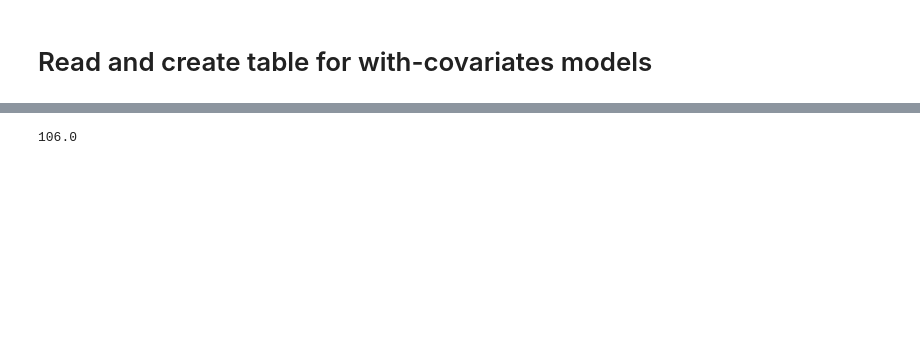
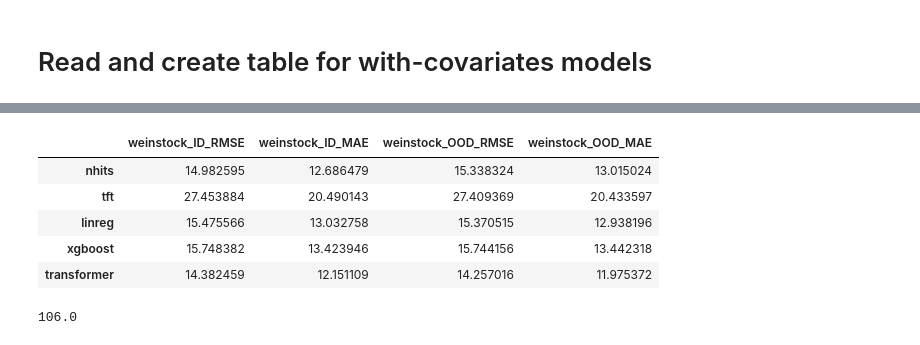
Before and after one commit to IrinaStatsLab/GlucoBench, a Jupyter notebook: output/summarize.ipynb, the cells around one changed output, grey strips where cells are left out. Cells and saved outputs as stored; diff of their text form; code cells hidden in the pictures; blank space fills up the shorter version.

```diff
--- a/output/summarize.ipynb
+++ b/output/summarize.ipynb
@@ -123,3 +125,14 @@ results
+# %%
+# select all columns with Hall data
+results_weinstock = results[[c for c in results.columns if 'weinstock' in c]]
+results_weinstock
+# %% [output]
+|  | weinstock_ID_RMSE | weinstock_ID_MAE | weinstock_OOD_RMSE | weinstock_OOD_MAE |
+| nhits | 14.982595 | 12.686479 | 15.338324 | 13.015024 |
+| tft | 27.453884 | 20.490143 | 27.409369 | 20.433597 |
+| linreg | 15.475566 | 13.032758 | 15.370515 | 12.938196 |
+| xgboost | 15.748382 | 13.423946 | 15.744156 | 13.442318 |
+| transformer | 14.382459 | 12.151109 | 14.257016 | 11.975372 |
 # %%
 float(' 106 ')
 # %% [output]
```
Also changed, not shown: parts of 2 cells of this notebook, 1 other file.
